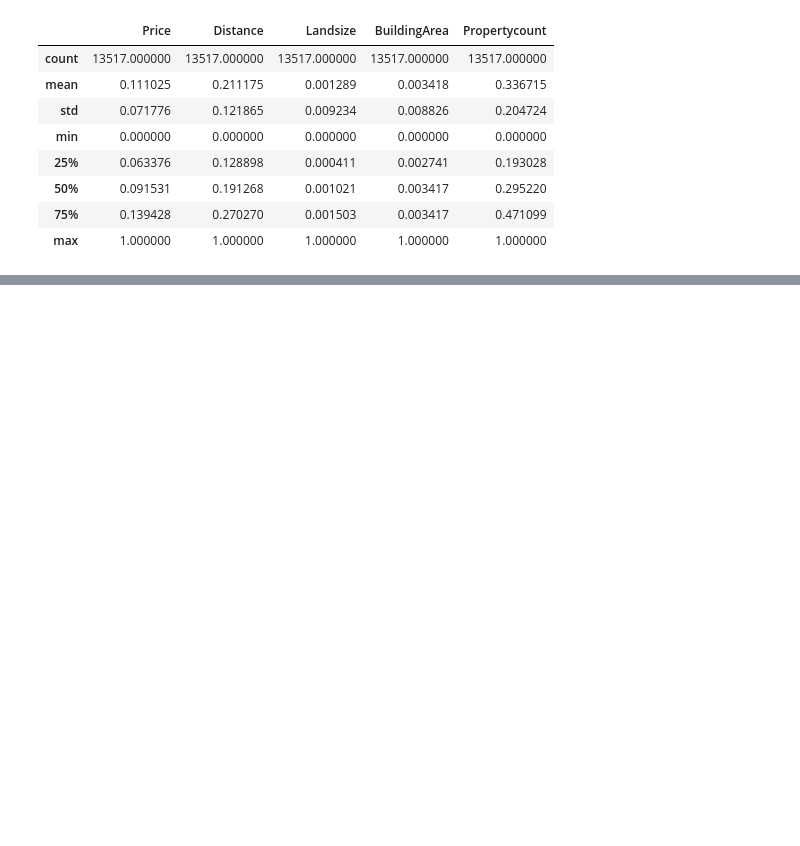
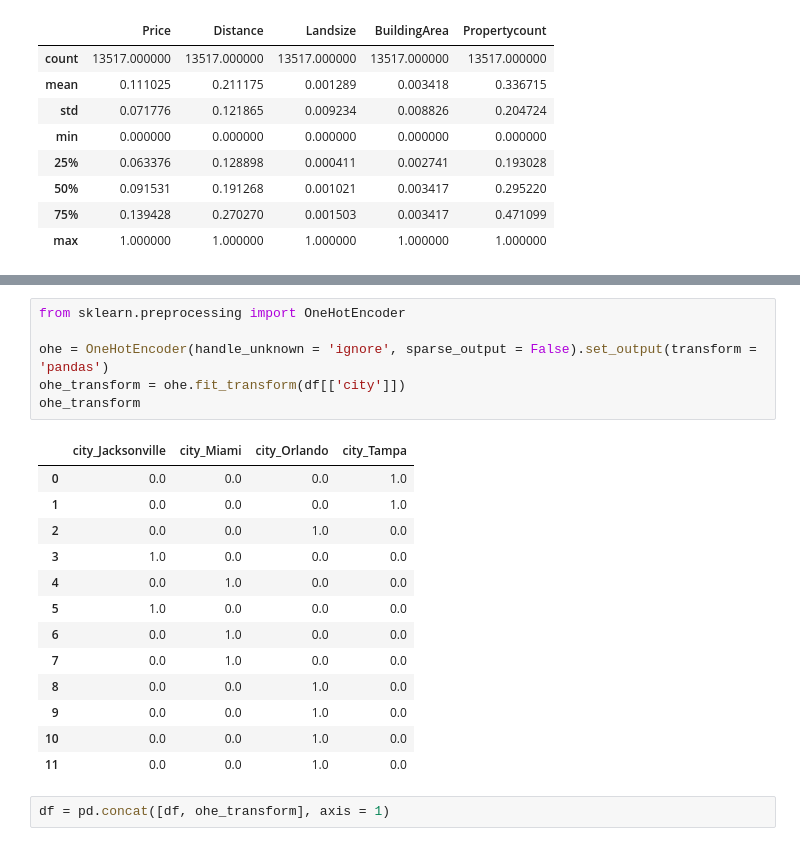
Before and after one commit to harshitsahush/machine_learning, a Jupyter notebook: 0. Data_preprocessing/Data pre-processing.ipynb, the cells around one changed output, grey strips where cells are left out. Saved outputs shown, nothing was run; the diff lists cells and outputs as text; blank space fills up the shorter version.

```diff
--- a/0. Data_preprocessing/Data pre-processing.ipynb
+++ b/0. Data_preprocessing/Data pre-processing.ipynb
@@ -286,0 +306,22 @@ X_scaled_df.describe()
+# %%
+from sklearn.preprocessing import OneHotEncoder
+
+ohe = OneHotEncoder(handle_unknown = 'ignore', sparse_output = False).set_output(transform = 'pandas')
+ohe_transform = ohe.fit_transform(df[['city']])
+ohe_transform
+# %% [output]
+|  | city_Jacksonville | city_Miami | city_Orlando | city_Tampa |
+| 0 | 0.0 | 0.0 | 0.0 | 1.0 |
+| 1 | 0.0 | 0.0 | 0.0 | 1.0 |
+| 2 | 0.0 | 0.0 | 1.0 | 0.0 |
+| 3 | 1.0 | 0.0 | 0.0 | 0.0 |
+| 4 | 0.0 | 1.0 | 0.0 | 0.0 |
+| 5 | 1.0 | 0.0 | 0.0 | 0.0 |
+| 6 | 0.0 | 1.0 | 0.0 | 0.0 |
+| 7 | 0.0 | 1.0 | 0.0 | 0.0 |
+| 8 | 0.0 | 0.0 | 1.0 | 0.0 |
+| 9 | 0.0 | 0.0 | 1.0 | 0.0 |
+| 10 | 0.0 | 0.0 | 1.0 | 0.0 |
+| 11 | 0.0 | 0.0 | 1.0 | 0.0 |
+# %%
+df = pd.concat([df, ohe_transform], axis = 1)
```
Also changed, not shown: parts of 8 cells of this notebook.
